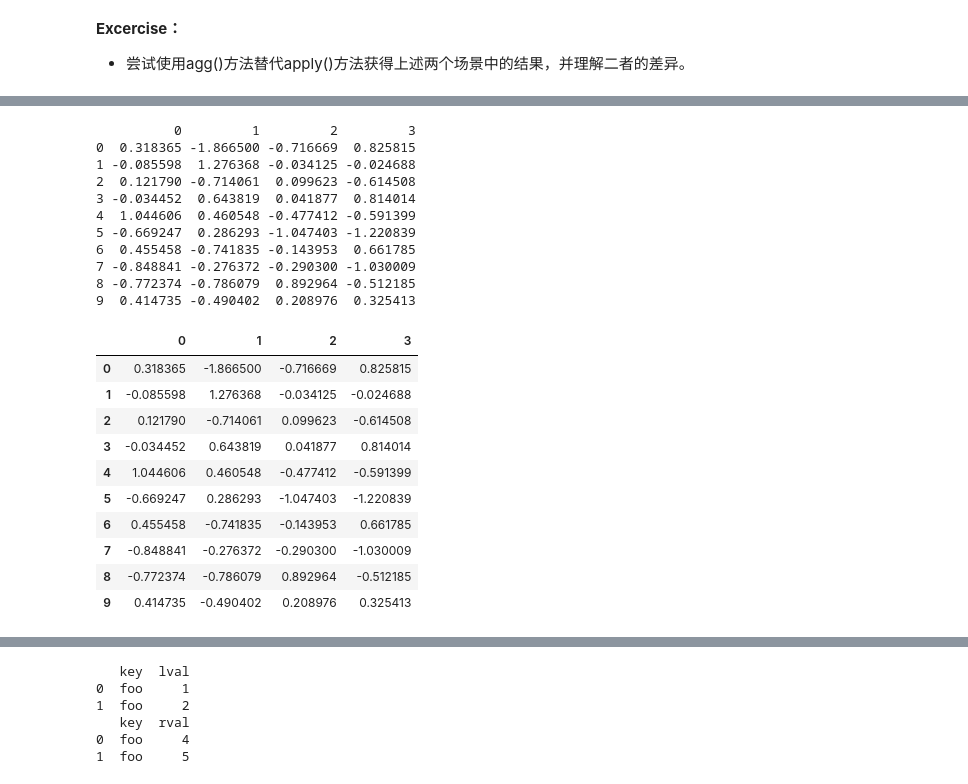
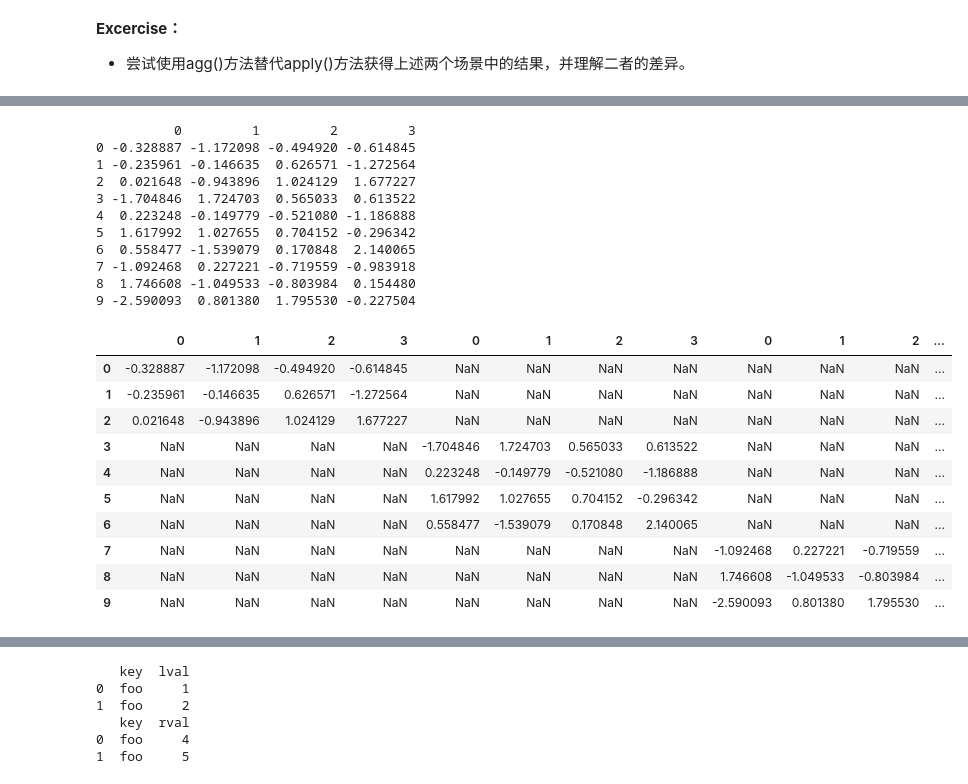
Before and after one commit to superMC5657/jrxy_python_course, a Jupyter notebook: BasicSession/pandas_learn.ipynb, the cells around one changed output, grey strips where cells are left out. Saved outputs shown, nothing was run; the diff lists cells and outputs as text; code cells hidden in the pictures.

```diff
--- a/BasicSession/pandas_learn.ipynb
+++ b/BasicSession/pandas_learn.ipynb
@@ -699,33 +690,33 @@ pd.merge(left, right, how='inner', on=None, left_on=None, right_on=None,
 # %%
 import pandas as pd
 import numpy as np
 
 df = pd.DataFrame(np.random.randn(10, 4))
 print(df)
 
-# 分解为多个pandas对象
+# 分解为多个pandas对象并连接
 pieces = [df[:3], df[3:7], df[7:]]
-pd.concat(pieces)
+pd.concat(pieces, axis = 1)
 # %% [output]
           0         1         2         3
-0  0.318365 -1.866500 -0.716669  0.825815
-1 -0.085598  1.276368 -0.034125 -0.024688
-2  0.121790 -0.714061  0.099623 -0.614508
-3 -0.034452  0.643819  0.041877  0.814014
-4  1.044606  0.460548 -0.477412 -0.591399
-5 -0.669247  0.286293 -1.047403 -1.220839
-6  0.455458 -0.741835 -0.143953  0.661785
-7 -0.848841 -0.276372 -0.290300 -1.030009
-8 -0.772374 -0.786079  0.892964 -0.512185
-9  0.414735 -0.490402  0.208976  0.325413
+0 -0.328887 -1.172098 -0.494920 -0.614845
+1 -0.235961 -0.146635  0.626571 -1.272564
+2  0.021648 -0.943896  1.024129  1.677227
+3 -1.704846  1.724703  0.565033  0.613522
+4  0.223248 -0.149779 -0.521080 -1.186888
+5  1.617992  1.027655  0.704152 -0.296342
+6  0.558477 -1.539079  0.170848  2.140065
+7 -1.092468  0.227221 -0.719559 -0.983918
+8  1.746608 -1.049533 -0.803984  0.154480
+9 -2.590093  0.801380  1.795530 -0.227504
-|  | 0 | 1 | 2 | 3 |
-| 0 | 0.318365 | -1.866500 | -0.716669 | 0.825815 |
-| 1 | -0.085598 | 1.276368 | -0.034125 | -0.024688 |
-| 2 | 0.121790 | -0.714061 | 0.099623 | -0.614508 |
-| 3 | -0.034452 | 0.643819 | 0.041877 | 0.814014 |
-| 4 | 1.044606 | 0.460548 | -0.477412 | -0.591399 |
-| 5 | -0.669247 | 0.286293 | -1.047403 | -1.220839 |
-| 6 | 0.455458 | -0.741835 | -0.143953 | 0.661785 |
-| 7 | -0.848841 | -0.276372 | -0.290300 | -1.030009 |
-| 8 | -0.772374 | -0.786079 | 0.892964 | -0.512185 |
-| 9 | 0.414735 | -0.490402 | 0.208976 | 0.325413 |
+|  | 0 | 1 | 2 | 3 | 0 | 1 | 2 | 3 | 0 | 1 | 2 | ... |
+| 0 | -0.328887 | -1.172098 | -0.494920 | -0.614845 | NaN | NaN | NaN | NaN | NaN | NaN | NaN | ... |
+| 1 | -0.235961 | -0.146635 | 0.626571 | -1.272564 | NaN | NaN | NaN | NaN | NaN | NaN | NaN | ... |
+| 2 | 0.021648 | -0.943896 | 1.024129 | 1.677227 | NaN | NaN | NaN | NaN | NaN | NaN | NaN | ... |
+| 3 | NaN | NaN | NaN | NaN | -1.704846 | 1.724703 | 0.565033 | 0.613522 | NaN | NaN | NaN | ... |
+| 4 | NaN | NaN | NaN | NaN | 0.223248 | -0.149779 | -0.521080 | -1.186888 | NaN | NaN | NaN | ... |
+| 5 | NaN | NaN | NaN | NaN | 1.617992 | 1.027655 | 0.704152 | -0.296342 | NaN | NaN | NaN | ... |
+| 6 | NaN | NaN | NaN | NaN | 0.558477 | -1.539079 | 0.170848 | 2.140065 | NaN | NaN | NaN | ... |
+| 7 | NaN | NaN | NaN | NaN | NaN | NaN | NaN | NaN | -1.092468 | 0.227221 | -0.719559 | ... |
+| 8 | NaN | NaN | NaN | NaN | NaN | NaN | NaN | NaN | 1.746608 | -1.049533 | -0.803984 | ... |
+| 9 | NaN | NaN | NaN | NaN | NaN | NaN | NaN | NaN | -2.590093 | 0.801380 | 1.795530 | ... |
```
Also changed, not shown: parts of 14 cells of this notebook.
